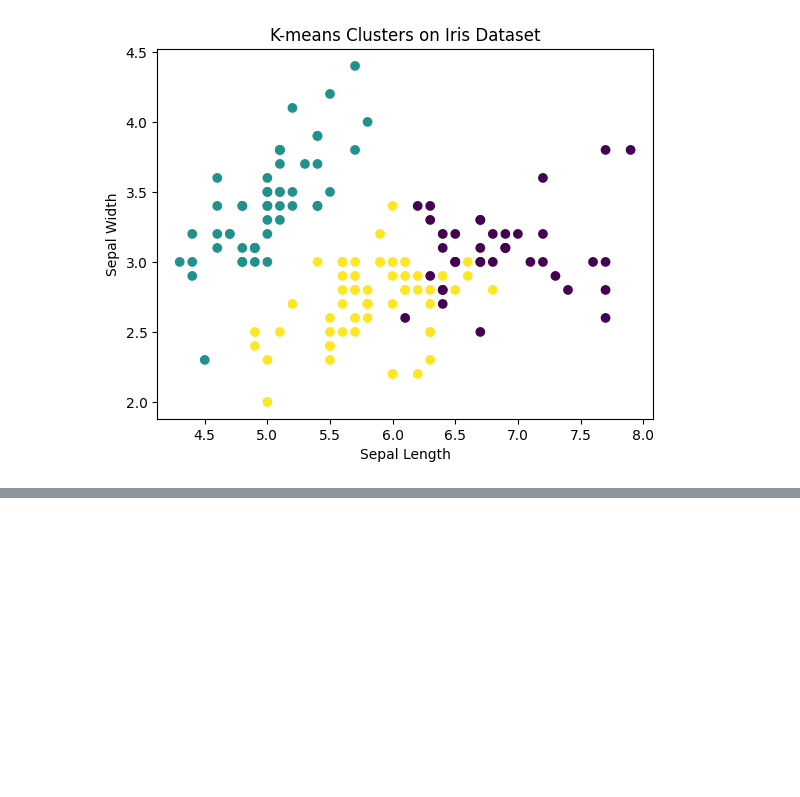
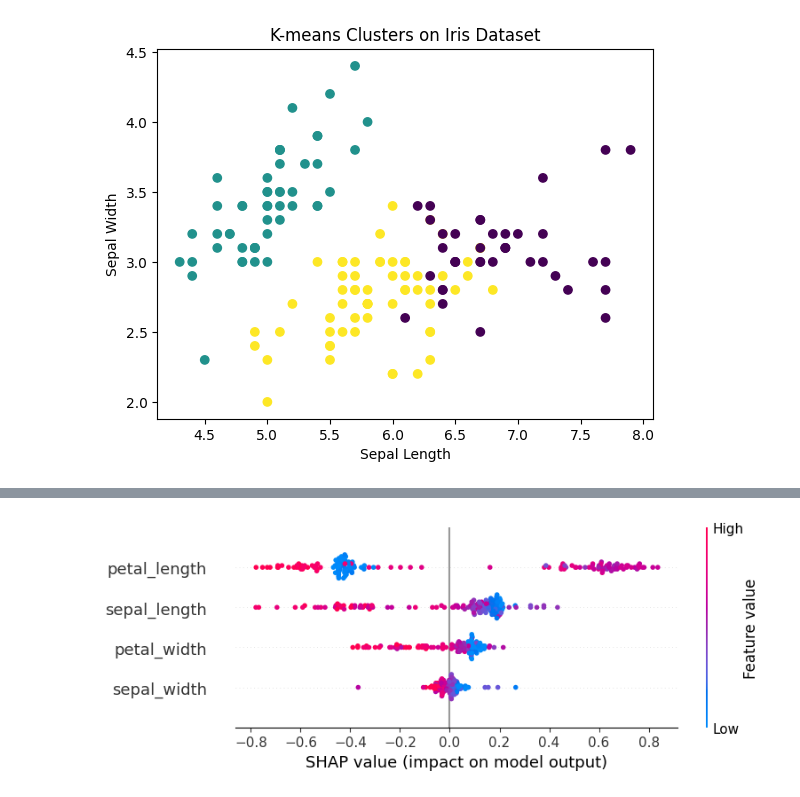
Before and after one commit to FullStackWithLawrence/azureml-example, a Jupyter notebook: jupyter/k-means.ipynb, the cells around one changed output, grey strips where cells are left out. Cells and saved outputs as stored; diff of their text form; code cells hidden in the pictures; blank space fills up the shorter version.

```diff
--- a/jupyter/k-means.ipynb
+++ b/jupyter/k-means.ipynb
@@ -84,0 +145,9 @@ plt.show()
+# %%
+# SHAP expects a model with a predict method; for clustering, we can use the KMeans object.
+explainer = shap.Explainer(kmeans.predict, X)
+shap_values = explainer(X)
+
+# Visualize SHAP values for the first cluster
+shap.summary_plot(shap_values, X, show=True)
+# %% [output]
+[figure, added]
```
Also changed, not shown: parts of 6 cells of this notebook, 6 other files.
